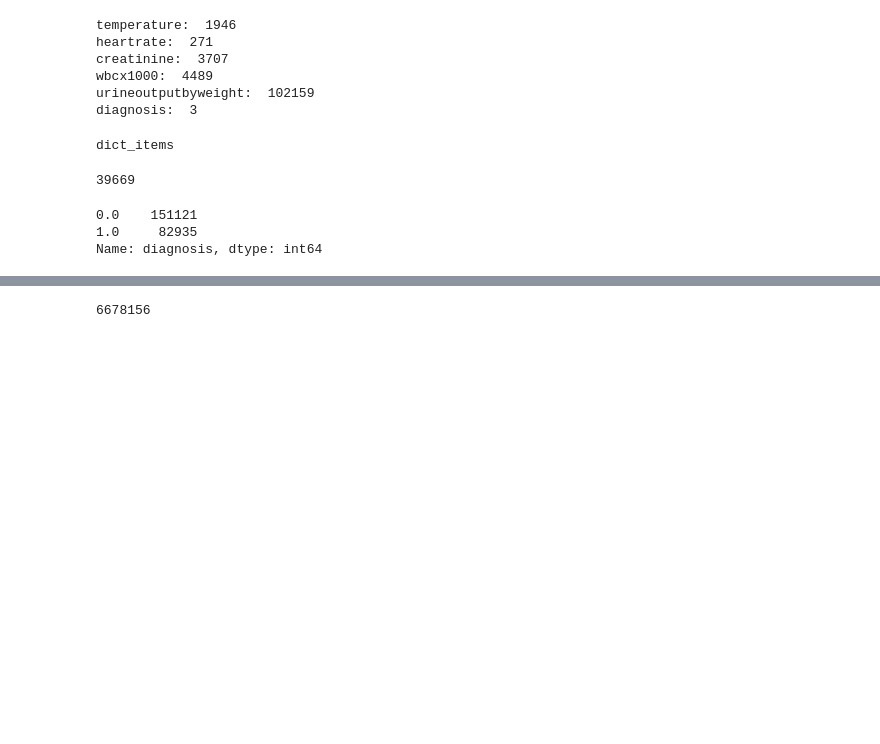
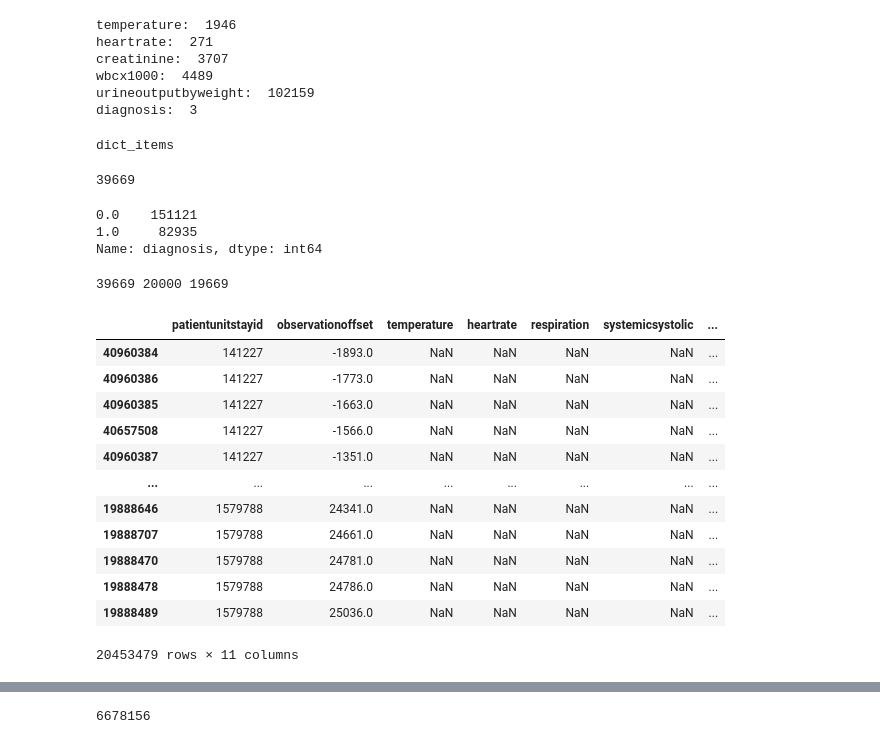
Before and after one commit to StallionsProject/SepsisPrediction, a Jupyter notebook: Jupyter Notebooks/data-interpolation.ipynb, the cells around one changed output, grey strips where cells are left out. Drawn from its saved outputs; the diff is of its cells as text; code cells hidden in the pictures; blank space fills up the shorter version.

```diff
--- a/Jupyter Notebooks/data-interpolation.ipynb
+++ b/Jupyter Notebooks/data-interpolation.ipynb
@@ -55,3 +55,11 @@ finalMerge.diagnosis.value_counts()
 0.0    151121
 1.0     82935
 Name: diagnosis, dtype: int64
+# %%
+idList = sorted(set(list(finalMerge['patientunitstayid'])))
+
+firstHalf = idList[0:20000]
+secondHalf = idList[20000:]
+print(len(idList), len(firstHalf), len(secondHalf))
+# %% [output]
+39669 20000 19669
@@ -57,0 +69,17 @@ Name: diagnosis, dtype: int64
+# %%
+finalMergeFH = finalMerge[finalMerge['patientunitstayid'] <= firstHalf[len(firstHalf)-1]]
+finalMergeFH
+# %% [output]
+|  | patientunitstayid | observationoffset | temperature | heartrate | respiration | systemicsystolic | ... |
+| 40960384 | 141227 | -1893.0 | NaN | NaN | NaN | NaN | ... |
+| 40960386 | 141227 | -1773.0 | NaN | NaN | NaN | NaN | ... |
+| 40960385 | 141227 | -1663.0 | NaN | NaN | NaN | NaN | ... |
+| 40657508 | 141227 | -1566.0 | NaN | NaN | NaN | NaN | ... |
+| 40960387 | 141227 | -1351.0 | NaN | NaN | NaN | NaN | ... |
+| ... | ... | ... | ... | ... | ... | ... | ... |
+| 19888646 | 1579788 | 24341.0 | NaN | NaN | NaN | NaN | ... |
+| 19888707 | 1579788 | 24661.0 | NaN | NaN | NaN | NaN | ... |
+| 19888470 | 1579788 | 24781.0 | NaN | NaN | NaN | NaN | ... |
+| 19888478 | 1579788 | 24786.0 | NaN | NaN | NaN | NaN | ... |
+| 19888489 | 1579788 | 25036.0 | NaN | NaN | NaN | NaN | ... |
+20453479 rows × 11 columns
```
Also changed, not shown: parts of 19 cells of this notebook, 5 other files.
